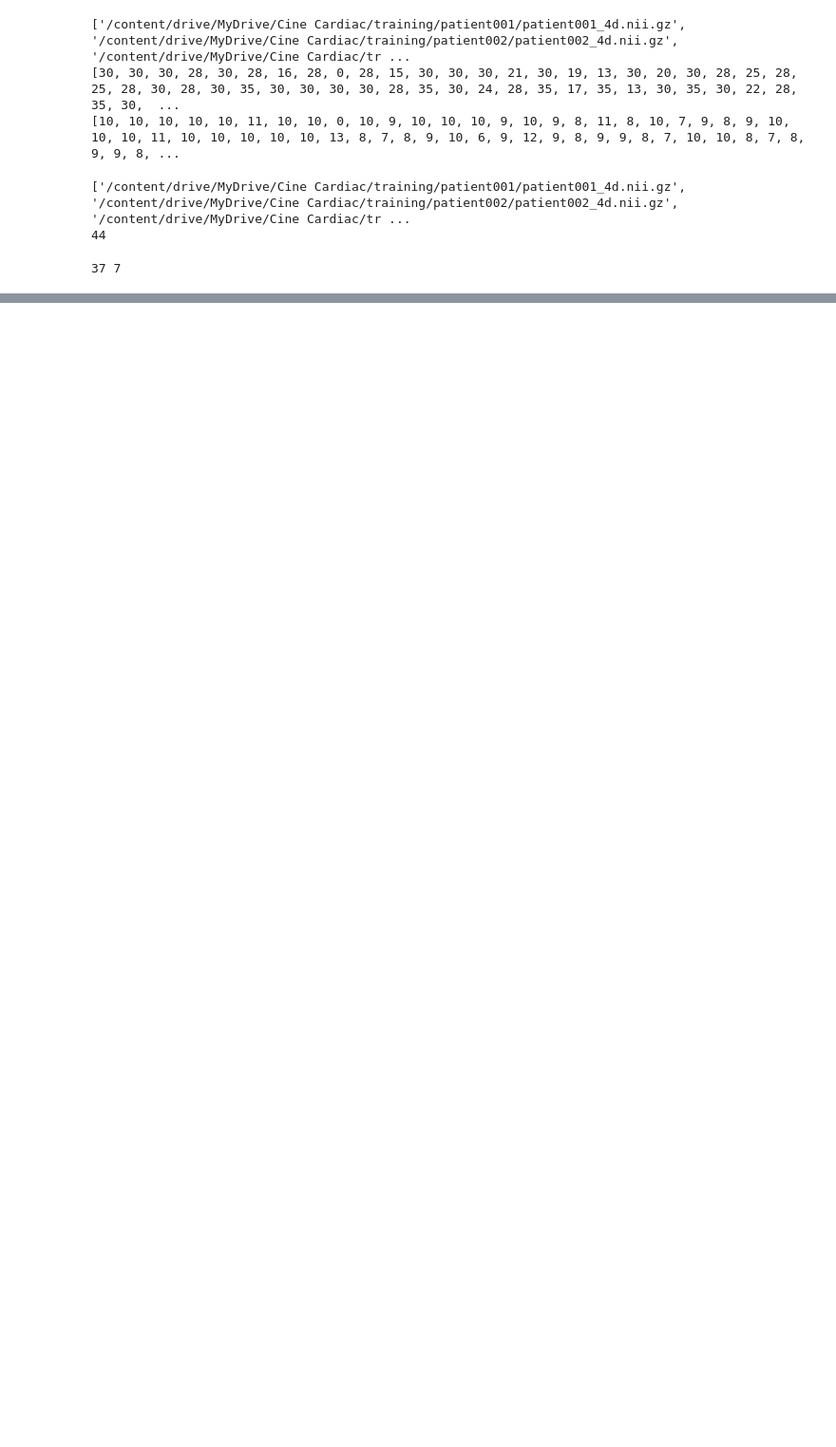
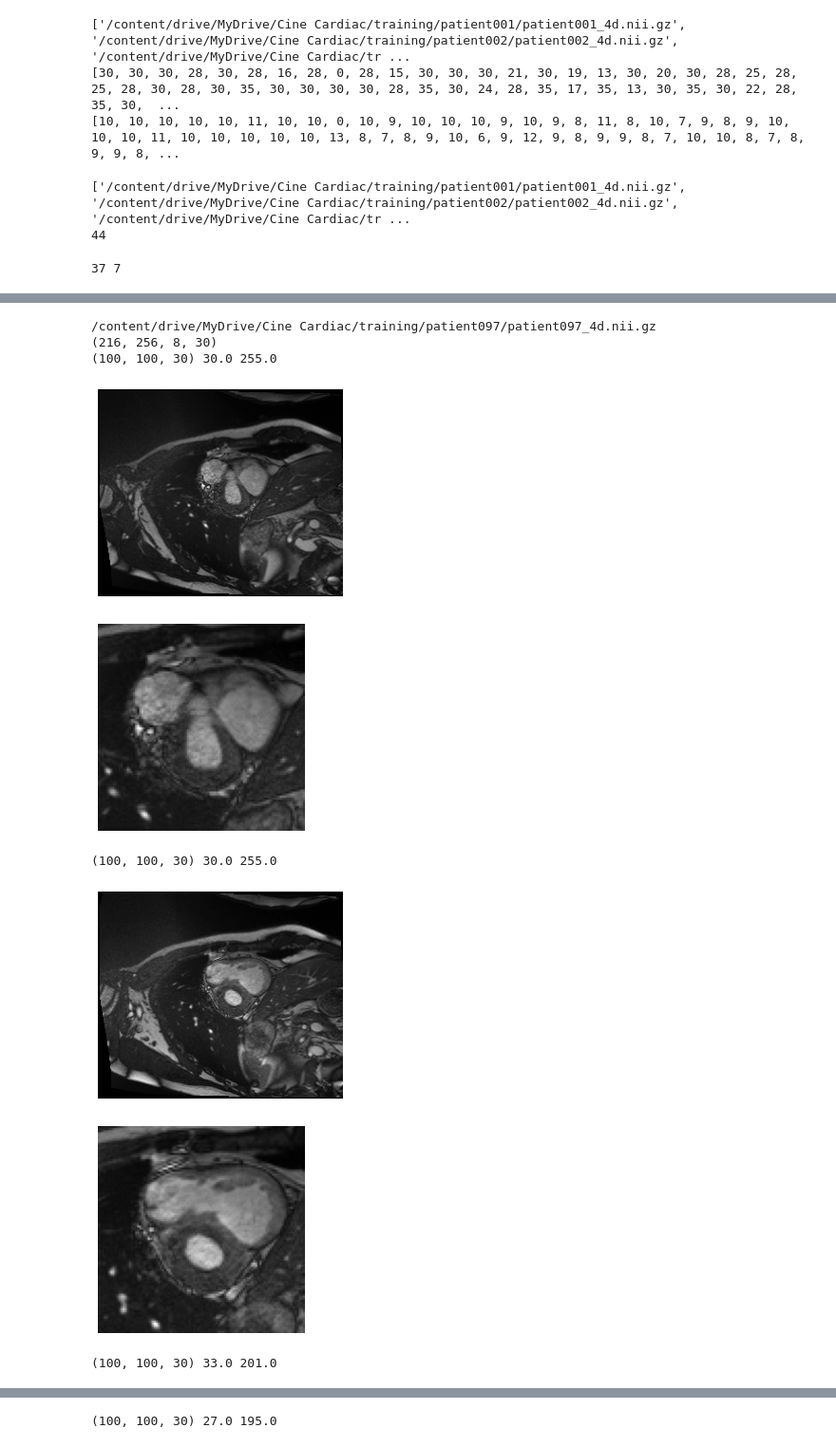
Before and after one commit to Jathurshan0330/Cine-Cardiac-MRI-Motion-Artefact-Reduction, a Jupyter notebook: Cine_Cardiac_MRI_Motion_Artifact_Reduction_Using_a_Recurrent_Neural_Network.ipynb, the cells around one changed output, grey strips where cells are left out. Shown at 95% size. Drawn from its saved outputs; the diff is of its cells as text; code cells hidden in the pictures; blank space fills up the shorter version.

```diff
--- a/Cine_Cardiac_MRI_Motion_Artifact_Reduction_Using_a_Recurrent_Neural_Network.ipynb
+++ b/Cine_Cardiac_MRI_Motion_Artifact_Reduction_Using_a_Recurrent_Neural_Network.ipynb
@@ -177,9 +148,8 @@ print(len(train_list), len(val_list))
 # %%
 #Create Train Data
-import h5py
-
-img_no = 17
-index = [120,100]  #11 [80,140]    #10 [80,120]   #7 [90,130]   #3,6,17 [120,100]     #0-2, 4-5, 8- 10, 12-16, [100,130]
+img_no = 36
+index =  [110,120] #26 [60,130] #22 [80,160]  #18[80,60]  #11, 19, 24 [80,140]    #10 [80,120]
+#7,20,21,23, 27 [90,130]   #3,6,17,25,28 [120,100]     #0-2, 4-5, 8- 10, 12-16, [100,130]
 print(train_list[img_no])
 img_data_4d, affine_4d, header_4d = load_nii(train_list[img_no])
 print(img_data_4d.shape)
@@ -192,6 +162,7 @@ for slice_no in range(img_data_4d.shape[-2]):
 
   plt.figure()
   plt.imshow(img_data_4d[:,:,slice_no,14],cmap='gray')
+  # plt.gca().add_patch(Rectangle((index[0]-50,index[1]-50),100,100,linewidth=1,edgecolor='r',facecolor='none'))
   plt.axis('off')
   plt.show()
 
@@ -222,13 +177,8 @@ for slice_no in range(img_data_4d.shape[-2]):
 # %%
-h5_file = "/content/drive/MyDrive/Cine Cardiac/train_data/train_044_slice_1.h5"
+h5_file = "/content/drive/MyDrive/Cine Cardiac/train_data/train_076_slice_1.h5"
 
-with h5py.File(h5_file, "r") as f:
-  print("Keys: %s" % f.keys())
-  a_group_key = list(f.keys())[0]
-
-  # Get the data
-  img_test = np.array((f[a_group_key]))
-  print(len(img_test))
+img_test = read_h5py(h5_file)
+print(len(img_test))
 img_test = np.reshape(img_test,(100,100,1,30))
 interactive_gif(img_test, cmap = 'gray')
 # %% [output]
@@ -237,0 +193,40 @@ interactive(children=(IntSlider(value=0, description='Select slice', max=0), Out
+# %%
+#Create Val Data
+
+img_no = 6
+index =  [100,140] #26 [60,130] #22 [80,160]  #18[80,60]  #11, 19, 24 [80,140]    #10 [80,120]
+#7,20,21,23, 27 [90,130]   #3,6,17,25,28 [120,100]     #0-2, 4-5, 8- 10, 12-16, [100,130]
+print(val_list[img_no])
+img_data_4d, affine_4d, header_4d = load_nii(val_list[img_no])
+print(img_data_4d.shape)
+save_path = "/content/drive/MyDrive/Cine Cardiac/val_data/"
+
+for slice_no in range(img_data_4d.shape[-2]):
+  img_frames = img_data_4d[index[0]-50:index[0]+50,index[1]-50:index[1]+50,slice_no,:]
+  print(img_frames.shape,img_frames.min(),img_frames.max())
+
+
+  plt.figure()
+  plt.imshow(img_data_4d[:,:,slice_no,14],cmap='gray')
+  # plt.gca().add_patch(Rectangle((index[0]-50,index[1]-50),100,100,linewidth=1,edgecolor='r',facecolor='none'))
+  plt.axis('off')
+  plt.show()
+
+  plt.figure()
+  plt.imshow(img_frames[:,:,14],cmap='gray')
+  plt.axis('off')
+  plt.show()
+
+  hf = h5py.File(save_path+f'val_{val_list[img_no][-13:-10]}_slice_{slice_no}.h5', 'w')
+  hf.create_dataset('val', data = img_frames)
+  hf.close()
+# %% [output]
+/content/drive/MyDrive/Cine Cardiac/training/patient097/patient097_4d.nii.gz
+(216, 256, 8, 30)
+(100, 100, 30) 30.0 255.0
+[figure, added]
+[figure, added]
+(100, 100, 30) 30.0 255.0
+[figure, added]
+[figure, added]
+(100, 100, 30) 33.0 201.0
@@ -237,0 +235 @@ interactive(children=(IntSlider(value=0, description='Select slice', max=0), Out
+(100, 100, 30) 27.0 195.0
```
Also changed, not shown: parts of 24 cells of this notebook.
